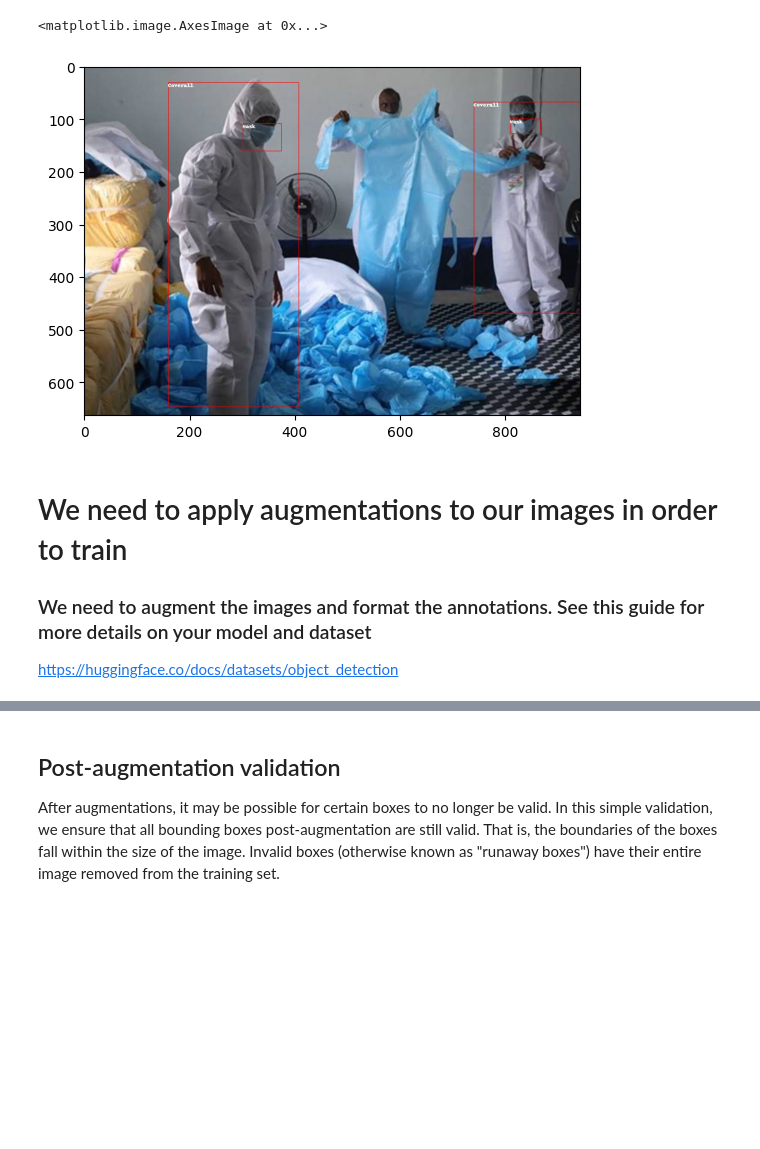
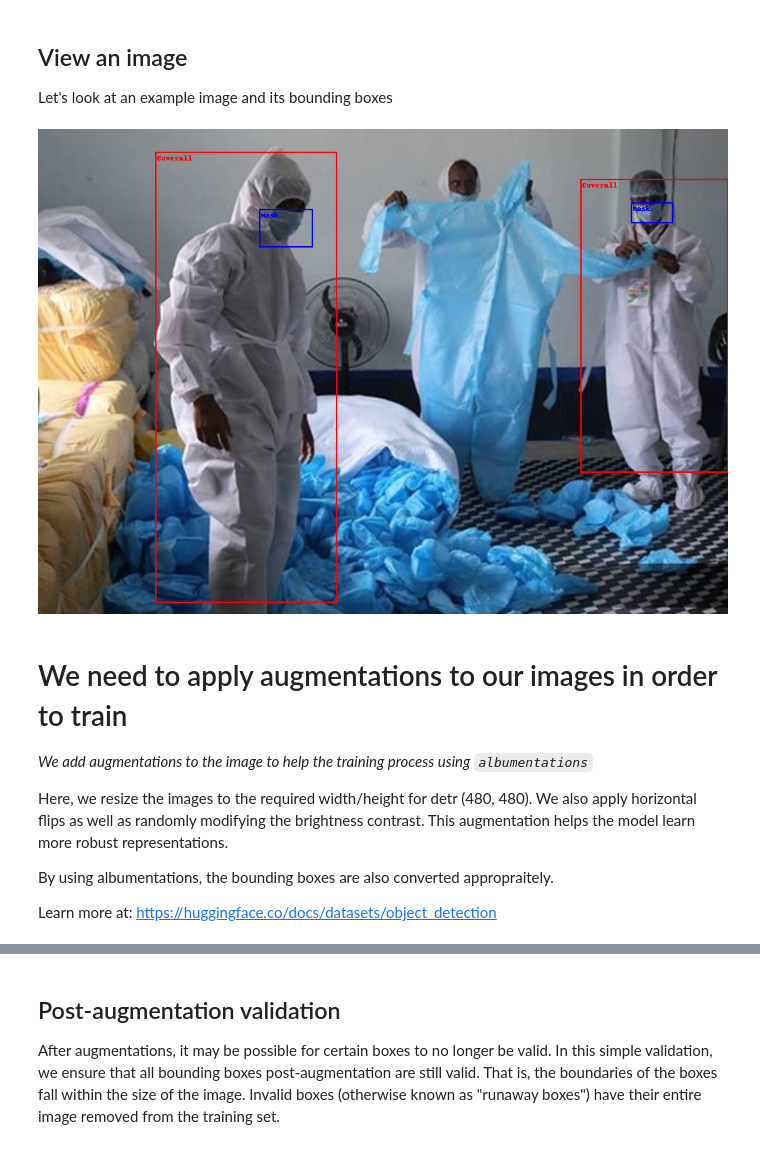
Before and after one commit to Ben-Epstein/domino-dca-notebooks, a Jupyter notebook: reference-project-object-detection/HuggingFace + MLFlow Object Detection.ipynb, the cells around one changed output, grey strips where cells are left out. Drawn from its saved outputs; the diff is of its cells as text; code cells hidden in the pictures; blank space fills up the shorter version.

Commit message:
e2e notebook for object detection

```diff
--- a/reference-project-object-detection/HuggingFace + MLFlow Object Detection.ipynb
+++ b/reference-project-object-detection/HuggingFace + MLFlow Object Detection.ipynb
@@ -42,41 +52,46 @@ if isinstance(ds, Dataset):
 splits = list(ds.keys())
 train_split = "train" if "train" in splits else "training"
 eval_split = next(split for split in splits if split != train_split)
+# %% [markdown]
+## View an image
+
+Let's look at an example image and its bounding boxes
 # %%
-import numpy as np
-import os
-from PIL import Image, ImageDraw
-from matplotlib.pyplot import imshow
+import torch
+from torchvision.ops import box_convert
+from torchvision.utils import draw_bounding_boxes
+from torchvision.transforms.functional import pil_to_tensor, to_pil_image
 
-
-# Draw and image and its annotations. Visual validation
+categories = ds[train_split].features[OBJECTS_COL].feature[LABEL_COL]
 image = ds[train_split][0][IMAGE_COL]
 annotations = ds[train_split][0][OBJECTS_COL]
-draw = ImageDraw.Draw(image)
 
-categories = ds[train_split].features[OBJECTS_COL].feature[LABEL_COL].names
-
-id2label = {index: x for index, x in enumerate(categories, start=0)}
-label2id = {v: k for k, v in id2label.items()}
-
-# Draw the boxes over the image
-for box, class_idx in zip(annotations[BBOX_COL], annotations[LABEL_COL]):
-    # COCO Format: xmin, ymin, width, height
-    x, y, w, h = box
-    draw.rectangle((x, y, x + w, y + h), outline="red", width=1)
-    draw.text((x, y), id2label[class_idx], fill="white")
-
-
-
-imshow(image)
+# COCO Format
+boxes_xywh = torch.tensor(annotations[BBOX_COL])
+# Convert to xyxy format
+boxes_xyxy = box_convert(boxes_xywh, 'xywh', 'xyxy')
+labels = [categories.int2str(x) for x in annotations[LABEL_COL]]
+to_pil_image(
+    draw_bounding_boxes(
+        pil_to_tensor(image),
+        boxes_xyxy,
+        colors=["blue", "blue", "red", "red"],
+        labels=labels,
+        width=2,
+    )
+)
 # %% [output]
-<matplotlib.image.AxesImage at 0x...>
-[figure, old version]
+[figure, new version]
 # %% [markdown]
 # We need to apply augmentations to our images in order to train
 
-### We need to augment the images and format the annotations. See this guide for more details on your model and dataset
-https://huggingface.co/docs/datasets/object_detection
+_We add augmentations to the image to help the training process using `albumentations`_
+
+Here, we resize the images to the required width/height for detr (480, 480). We also apply horizontal flips as well as randomly modifying the brightness contrast. This augmentation helps the model learn more robust representations.
+
+By using albumentations, the bounding boxes are also converted appropraitely.
+
+Learn more at: https://huggingface.co/docs/datasets/object_detection
 # %%
 import albumentations
 import numpy as np
```
Also changed, not shown: parts of 17 cells of this notebook.
